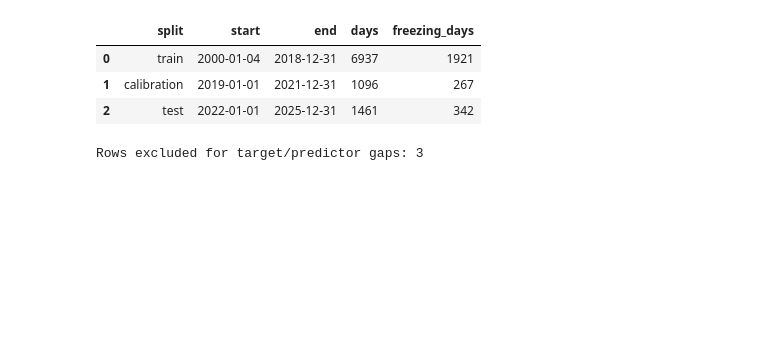
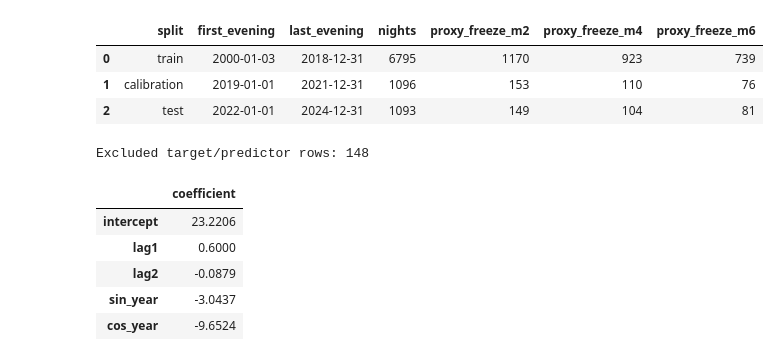
Before and after one commit to mrahma32/aii600-final-project, a Jupyter notebook: analysis.ipynb, the cells around one changed output. Saved outputs shown, nothing was run; the diff lists cells and outputs as text; code cells hidden in the pictures; blank space fills up the shorter version.

```diff
--- a/analysis.ipynb
+++ b/analysis.ipynb
@@ -10,22 +12,26 @@ This notebook compares methods and three hypothetical cost scenarios. It does no
 # %%
 from pathlib import Path
+import gzip
 import hashlib
-import calendar
+import io
 import json
+import zipfile
 import numpy as np
 import pandas as pd
 import matplotlib.pyplot as plt
+import matplotlib.dates as mdates
 from sklearn.linear_model import LinearRegression
 from IPython.display import display, Markdown
 
 ROOT = Path.cwd()
-assert (ROOT / 'data').is_dir(), 'Run from the repository root.'
 FIG = ROOT / 'fig'
 FIG.mkdir(exist_ok=True)
+MARGINS = [2, 4, 6]
+RATIOS = [2, 5, 10]
 SEED = 600
 rng = np.random.default_rng(SEED)
-plt.rcParams.update({'figure.figsize': (10, 4), 'axes.spines.top': False, 'axes.spines.right': False})
+plt.rcParams.update({'figure.figsize': (10,4), 'axes.spines.top': False, 'axes.spines.right': False})
 def save(name):
     plt.tight_layout()
-    plt.savefig(FIG / name, dpi=150, bbox_inches='tight')
+    plt.savefig(FIG/name, dpi=150, bbox_inches='tight')
     plt.show()
@@ -87,24 +121,52 @@ Compared with a random split, this better represents forecasting a later period,
 # %%
-df = daily[['tmin_f']].copy()
-df['lag2'] = df.tmin_f.shift(2)
-df['lag3'] = df.tmin_f.shift(3)
-angle = 2 * np.pi * (df.index.day_of_year - 1) / 365.2425
-df['sin_year'], df['cos_year'] = np.sin(angle), np.cos(angle)
-features = ['lag2', 'lag3', 'sin_year', 'cos_year']
-usable = df.dropna(subset=['tmin_f'] + features)
-train = usable.loc[:'2018-12-31'].copy()
-cal = usable.loc['2019-01-01':'2021-12-31'].copy()
-test = usable.loc['2022-01-01':'2025-12-31'].copy()
+df=night[['tmin_f']].copy()
+df['lag1']=df.tmin_f.shift(1)
+df['lag2']=df.tmin_f.shift(2)
+angle=2*np.pi*(df.index.day_of_year-1)/365.2425
+df['sin_year'],df['cos_year']=np.sin(angle),np.cos(angle)
+features=['lag1','lag2','sin_year','cos_year']
+usable=df.dropna(subset=['tmin_f']+features)
+train=usable.loc[:'2018-12-31'].copy()
+cal=usable.loc['2019-01-01':'2021-12-31'].copy()
+test=usable.loc['2022-01-01':'2024-12-31'].copy()
 assert train.index.max() < cal.index.min() < test.index.min()
-split_table = pd.DataFrame([{'split': name, 'start': str(part.index.min().date()),
-    'end': str(part.index.max().date()), 'days': len(part),
-    'freezing_days': int((part.tmin_f <= 32).sum())}
-    for name, part in [('train', train), ('calibration', cal), ('test', test)]])
+# The most recent predictor night ends at 08:00, eight hours before the 16:00 decision.
+assert (test.index + pd.Timedelta(hours=8) < test.index + pd.Timedelta(hours=16)).all()
+split_table=pd.DataFrame([{'split':name,'first_evening':str(p.index.min().date()),'last_evening':str(p.index.max().date()),'nights':len(p),
+    **{f'proxy_freeze_m{m}':int((p.tmin_f<=32-m).sum()) for m in MARGINS}}
+    for name,p in [('train',train),('calibration',cal),('test',test)]])
 display(split_table)
-print('Rows excluded for target/predictor gaps:', len(df) - len(usable))
+print('Excluded target/predictor rows:', len(df)-len(usable))
+model=LinearRegression().fit(train[features],train.tmin_f)
+display(pd.Series([model.intercept_,*model.coef_],index=['intercept']+features,name='coefficient').round(4).to_frame())
+pred_cal={'Persistence':cal.lag1.to_numpy(),'Forecast rule':model.predict(cal[features])}
+pred_test={'Persistence':test.lag1.to_numpy(),'Forecast rule':model.predict(test[features])}
+errors_cal={name:cal.tmin_f.to_numpy()-p for name,p in pred_cal.items()}
+actual=test.tmin_f.to_numpy()
+intervals={}
+forecast_rows=[]
+prob={}
+for name,pred in pred_test.items():
+    err=errors_cal[name]
+    lo,hi=np.quantile(err,[.05,.95])
+    intervals[name]=(pred+lo,pred+hi)
+    forecast_rows.append({'method':name,'MAE_F':abs(actual-pred).mean(),'RMSE_F':np.sqrt(np.mean((actual-pred)**2)),
+        'mean_error_F':(actual-pred).mean(),'90pct_interval_coverage':((actual>=pred+lo)&(actual<=pred+hi)).mean(),'interval_width_F':hi-lo})
+    for margin in MARGINS:
+        prob[name,margin]=(pred[:,None]+err[None,:] <= 32-margin).mean(axis=1)
+forecast_scores=pd.DataFrame(forecast_rows)
+display(forecast_scores.round(4))
+forecast_scores.to_csv(FIG/'forecast_scores.csv',index=False)
+split_table.to_csv(FIG/'split_summary.csv',index=False)
 # %% [output]
-|  | split | start | end | days | freezing_days |
-| 0 | train | 2000-01-04 | 2018-12-31 | 6937 | 1921 |
-| 1 | calibration | 2019-01-01 | 2021-12-31 | 1096 | 267 |
-| 2 | test | 2022-01-01 | 2025-12-31 | 1461 | 342 |
+|  | split | first_evening | last_evening | nights | proxy_freeze_m2 | proxy_freeze_m4 | proxy_freeze_m6 |
+| 0 | train | 2000-01-03 | 2018-12-31 | 6795 | 1170 | 923 | 739 |
+| 1 | calibration | 2019-01-01 | 2021-12-31 | 1096 | 153 | 110 | 76 |
+| 2 | test | 2022-01-01 | 2024-12-31 | 1093 | 149 | 104 | 81 |
-Rows excluded for target/predictor gaps: 3
+Excluded target/predictor rows: 148
+|  | coefficient |
+| intercept | 23.2206 |
+| lag1 | 0.6000 |
+| lag2 | -0.0879 |
+| sin_year | -3.0437 |
+| cos_year | -9.6524 |
```
Also changed, not shown: parts of 26 cells of this notebook, 22 other files.
